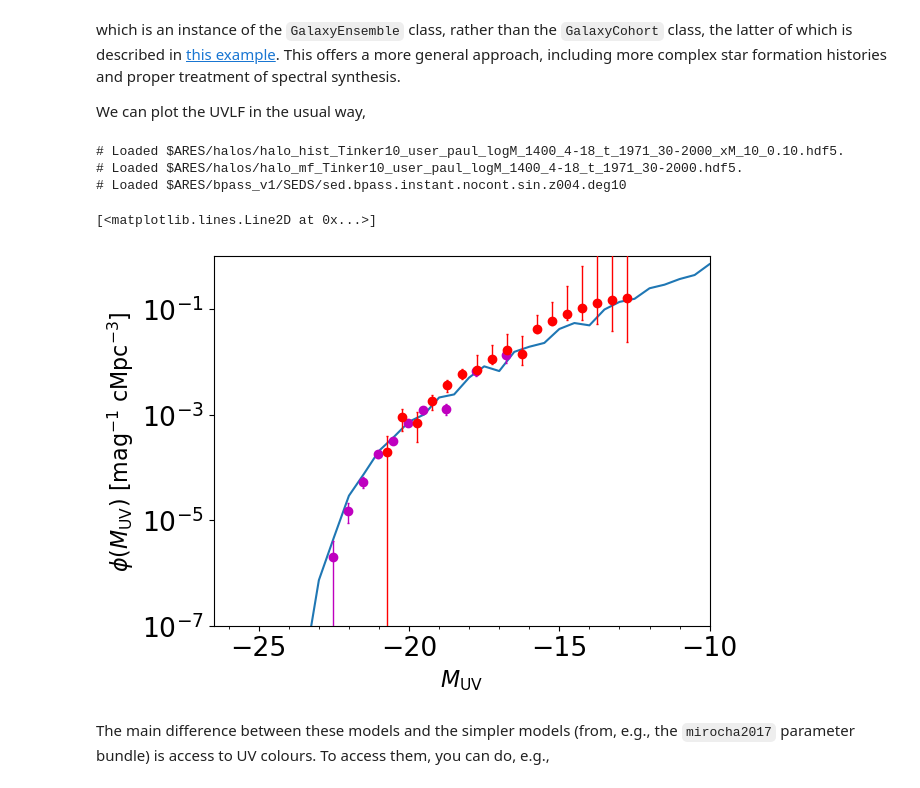
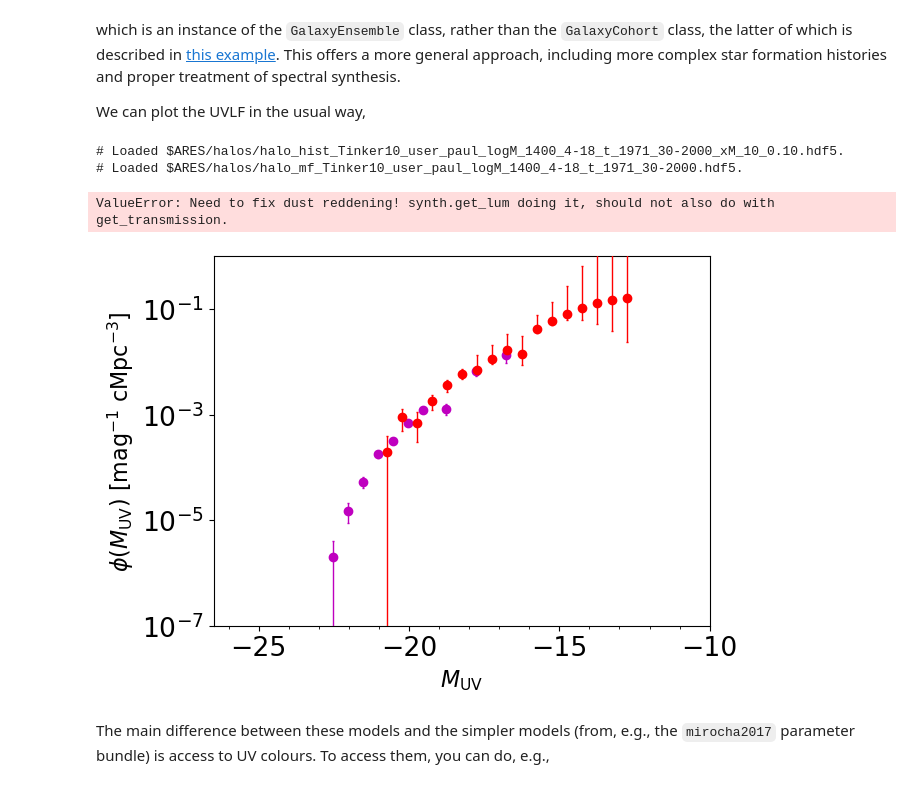
Before and after one commit to mirochaj/ares, a Jupyter notebook: docs/examples/example_pop_dusty.ipynb, the cells around one changed output. Cells and saved outputs as stored; diff of their text form; code cells hidden in the pictures.

Commit message:
added cleaner handling of include_dust_transmission issue in GalaxyEnsemble

```diff
--- a/docs/examples/example_pop_dusty.ipynb
+++ b/docs/examples/example_pop_dusty.ipynb
@@ -103,19 +90,18 @@ We can plot the UVLF in the usual way,
 # %%
 # First, some data
 obslf = ares.analysis.GalaxyPopulation()
 ax = obslf.PlotLF(z=6, round_z=0.2)
 
 # Now, the predicted/calibrated UVLF
 mags = np.arange(-30, 10, 0.5)
-_mags, phi = pop.get_lf(6, mags, wave=1600)
+_mags, phi = pop.get_lf(6, mags, x=1600)
 
 ax.semilogy(mags, phi)
 # %% [output]
 # Loaded $ARES/halos/halo_hist_Tinker10_user_paul_logM_1400_4-18_t_1971_30-2000_xM_10_0.10.hdf5.
 # Loaded $ARES/halos/halo_mf_Tinker10_user_paul_logM_1400_4-18_t_1971_30-2000.hdf5.
-# Loaded $ARES/bpass_v1/SEDS/sed.bpass.instant.nocont.sin.z004.deg10
-[<matplotlib.lines.Line2D at 0x...>]
+ValueError: Need to fix dust reddening! synth.get_lum doing it, should not also do with get_transmission.
-[figure, old version]
+[figure, new version]
 # %% [markdown]
 The main difference between these models and the simpler models (from, e.g., the ``mirocha2017`` parameter bundle) is access to UV colours. To access them, you can do, e.g.,
 # %%
```
Also changed, not shown: parts of 4 cells of this notebook, 4 other files.
